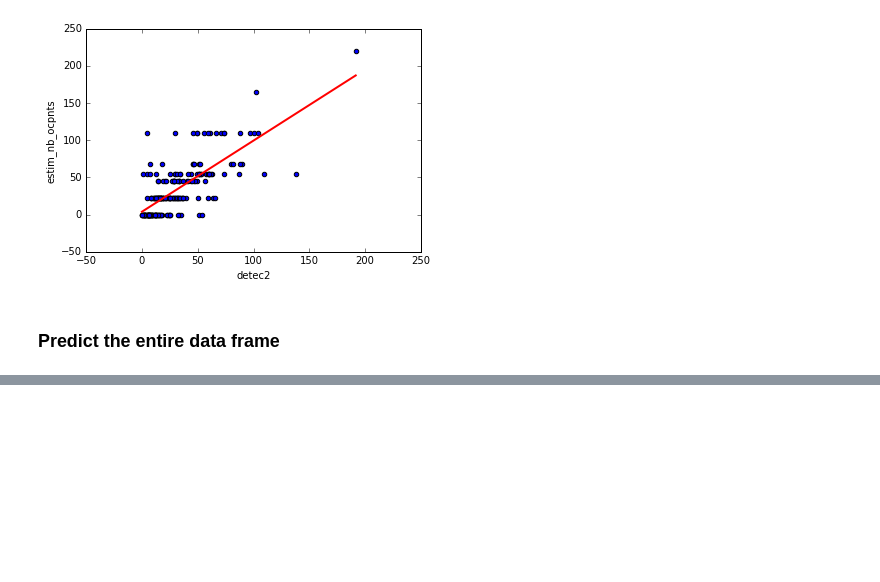
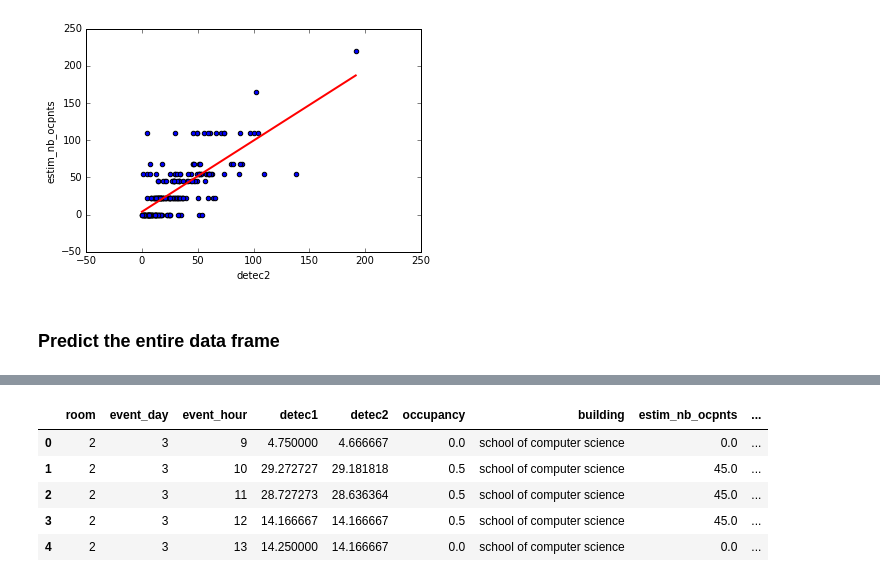
Before and after one commit to PaulineLc/OpenDoorData, a Jupyter notebook: application/data_analytics_ipynb/Data analytics notebook.ipynb, the cells around one changed output, grey strips where cells are left out. Saved outputs shown, nothing was run; the diff lists cells and outputs as text; code cells hidden in the pictures; blank space fills up the shorter version.

```diff
--- a/application/data_analytics_ipynb/Data analytics notebook.ipynb
+++ b/application/data_analytics_ipynb/Data analytics notebook.ipynb
@@ -252,12 +248,15 @@ df['occupancy'][7]
+# %%
+max_occupancy_b002_b003 = 90
+max_occupancy_b004 = 220
 # %%
 df['estim_nb_ocpnts'] = None
 
 for i in range(df.shape[0]):
     if df['room'][i] == 2 or df['room'][i] == 3 :
-        estim = df['occupancy'][i] * 90
+        estim = df['occupancy'][i] * max_occupancy_b002_b003
         df.set_value(i,'estim_nb_ocpnts', estim)
     elif df['room'][i] == 4:
-        estim = df['occupancy'][i] * 220
+        estim = df['occupancy'][i] * max_occupancy_b004
         df.set_value(i,'estim_nb_ocpnts', estim)
     else:
         raise ValueError("Incorrect room number:", df['room'][i])
@@ -441,0 +418,14 @@ test
+# %%
+df['prediction_lin'] = None
+
+for i in range(df.shape[0]):
+    df.set_value(i, 'prediction_lin', lm.predict({'detec2':df['detec2'][i]})[0])
+# %%
+df.head()
+# %% [output]
+|  | room | event_day | event_hour | detec1 | detec2 | occupancy | building | estim_nb_ocpnts | ... |
+| 0 | 2 | 3 | 9 | 4.750000 | 4.666667 | 0.0 | school of computer science | 0.0 | ... |
+| 1 | 2 | 3 | 10 | 29.272727 | 29.181818 | 0.5 | school of computer science | 45.0 | ... |
+| 2 | 2 | 3 | 11 | 28.727273 | 28.636364 | 0.5 | school of computer science | 45.0 | ... |
+| 3 | 2 | 3 | 12 | 14.166667 | 14.166667 | 0.5 | school of computer science | 45.0 | ... |
+| 4 | 2 | 3 | 13 | 14.250000 | 14.166667 | 0.0 | school of computer science | 0.0 | ... |
```
Also changed, not shown: parts of 12 cells of this notebook.
